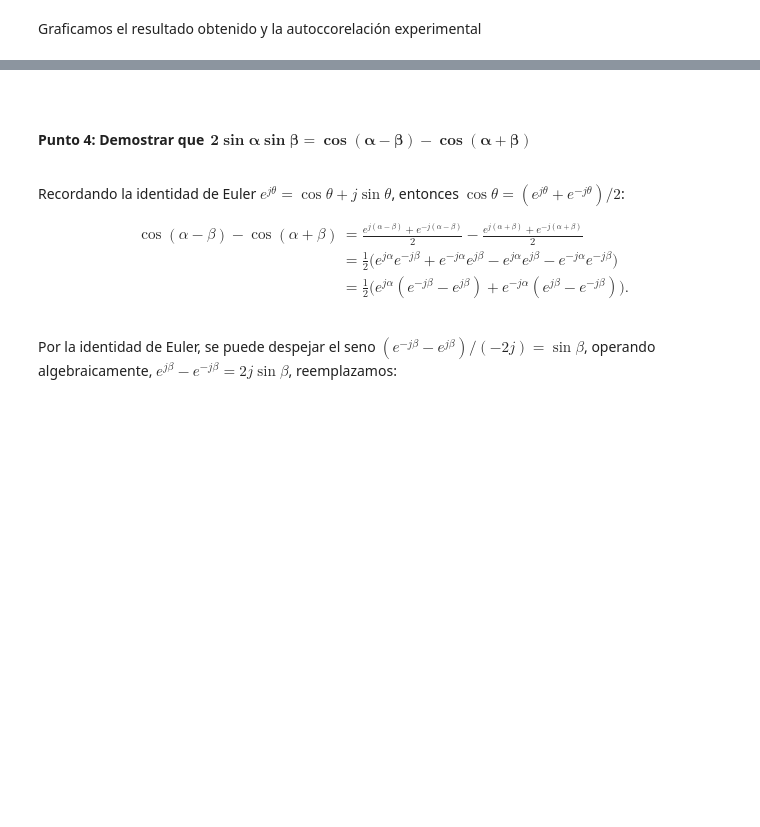
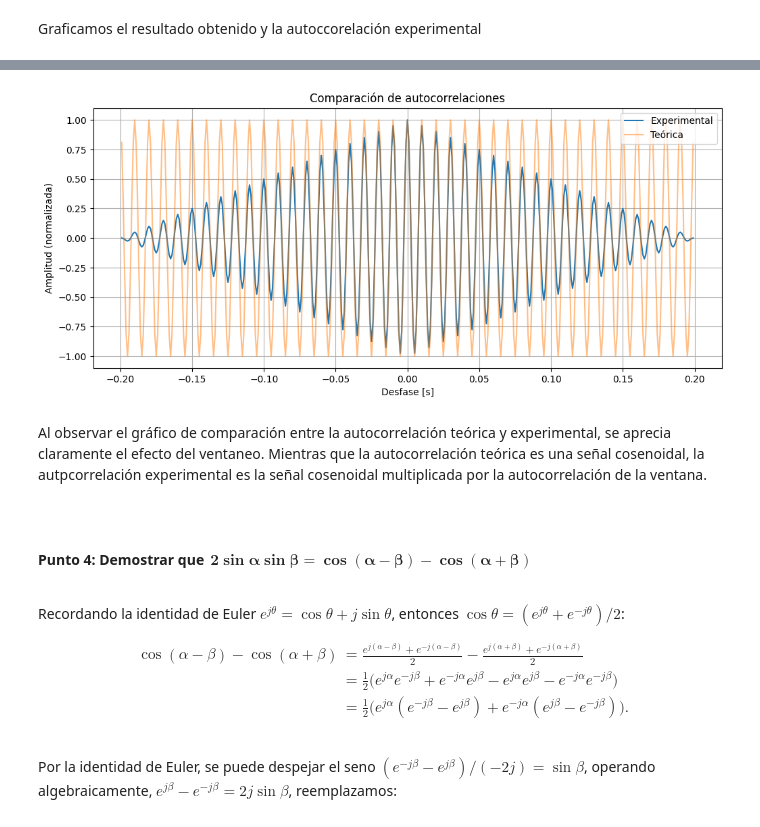
Before and after one commit to ArturoHuber1/APS, a Jupyter notebook: TS1/TS1_Huber.ipynb, the cells around one changed output, grey strips where cells are left out. Saved outputs shown, nothing was run; the diff lists cells and outputs as text; code cells hidden in the pictures; blank space fills up the shorter version.

```diff
--- a/TS1/TS1_Huber.ipynb
+++ b/TS1/TS1_Huber.ipynb
@@ -507,33 +507,24 @@ $$
 # %% [markdown]
 Graficamos el resultado obtenido y la autoccorelación experimental
 # %%
-def comparar_autocorrelacion(f, fs, amp, f0):
+def comparar_autocorrelacion(f, fs, amp, f0, N):
     """
     Grafica la autocorrelacion teorica y experimental
-
-    Parámetros:
-        f    : Funciones discretas
-        fs   : frecuencia de muestreo (Hz) para mostrar tiempo y lag correctos
     """
-
-
-    N = len(f)
-    t = np.arange(N) / fs
-
-    # Correlación lineal
+    # autocorrelacion
     corr = np.correlate(f, f, mode="full") / N
     lags = np.arange(-N+1, N) / fs  # desfase en segundos
 
-    y = ((amp**2)/2) * np.cos(2*np.pi*f0 * lags )
+    # Autocorrelación teórica
+    y = ((amp**2) /2) * np.cos(2 * np.pi * f0 * lags)
 
-    # Gráficos
-    plt.figure(figsize=(10,5))
-    plt.plot( lags, corr, label="experimental")
-    plt.plot( lags, y, label="teorico")
+    # Gráfico
+    plt.figure(figsize=(12,5))
+    plt.plot(lags, corr, label="Experimental")
+    plt.plot(lags, y, alpha = 0.5, label="Teórica")
     plt.title("Comparación de autocorrelaciones")
-    plt.xlim(
-    plt.xlabel("Tiempo [s]")
-    plt.ylabel("Amplitud")
-    plt.legend()
+    plt.xlabel("Desfase [s]")
+    plt.ylabel("Amplitud (normalizada)")
+    plt.legend(loc='upper right')
     plt.grid(True)
     plt.show()
@@ -604,3 +531,18 @@ $$
+# %%
+f0 = 100                         # frecuencia de la senoidal [Hz]
+fs = 1000                        # frecuencia de muestreo [Hz]
+num_periodos = 20
+amp = np.sqrt(2)
+N = int(num_periodos * fs / f0)
+
+t = np.arange(N) / fs
+x = amp * np.sin(2 * np.pi * f0 * t)
+
+comparar_autocorrelacion(x, fs, amp, f0, N)
+# %% [output]
+[figure, added]
+# %% [markdown]
+Al observar el gráfico de comparación entre la autocorrelación teórica y experimental, se aprecia claramente el efecto del ventaneo. Mientras que la autocorrelación teórica es una señal cosenoidal, la autpcorrelación experimental es la señal cosenoidal multiplicada por la autocorrelación de la ventana.
 # %% [markdown]
 <br><br>**Punto 4: Demostrar que $\boldsymbol{\,2\sin\alpha\sin\beta=\cos(\alpha-\beta)-\cos(\alpha+\beta)}$**
 
```
Also changed, not shown: parts of 2 cells of this notebook.
